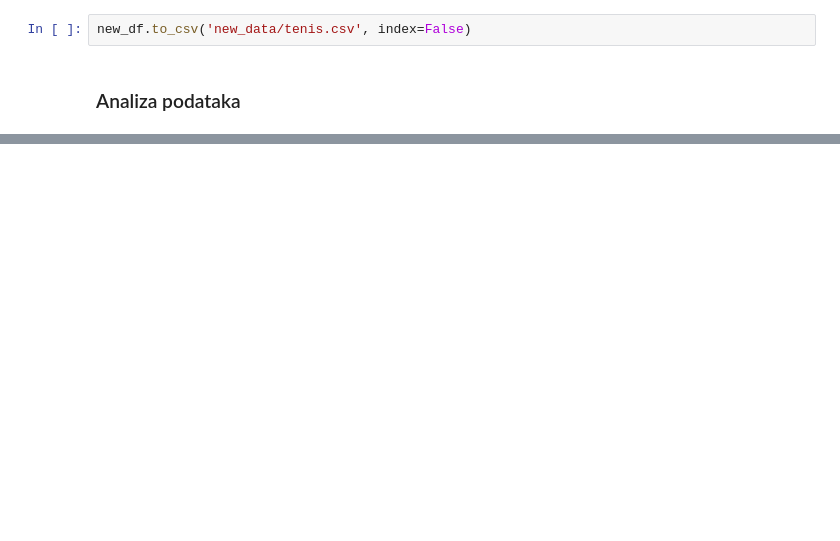
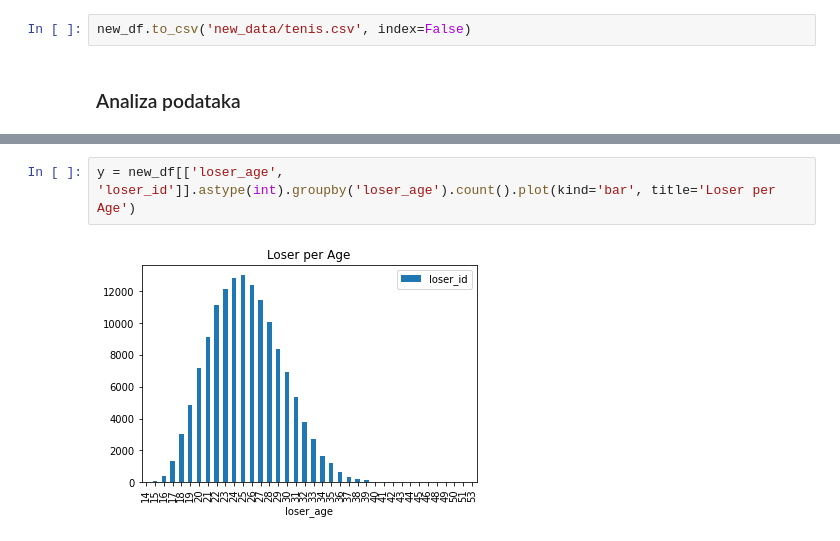
Before and after one commit to Jagoda07/ml_seminarski_rad, a Jupyter notebook: 01_data.ipynb, the cells around one changed output, grey strips where cells are left out. Drawn from its saved outputs; the diff is of its cells as text; blank space fills up the shorter version.

```diff
--- a/01_data.ipynb
+++ b/01_data.ipynb
@@ -108,0 +215,4 @@ y = new_df[['winner_age', 'winner_id']].astype(int).groupby('winner_age').count(
+# %%
+y = new_df[['loser_age', 'loser_id']].astype(int).groupby('loser_age').count().plot(kind='bar', title='Loser per Age')
+# %% [output]
+[figure, added]
```
Also changed, not shown: parts of 28 cells of this notebook, 1 other file.
